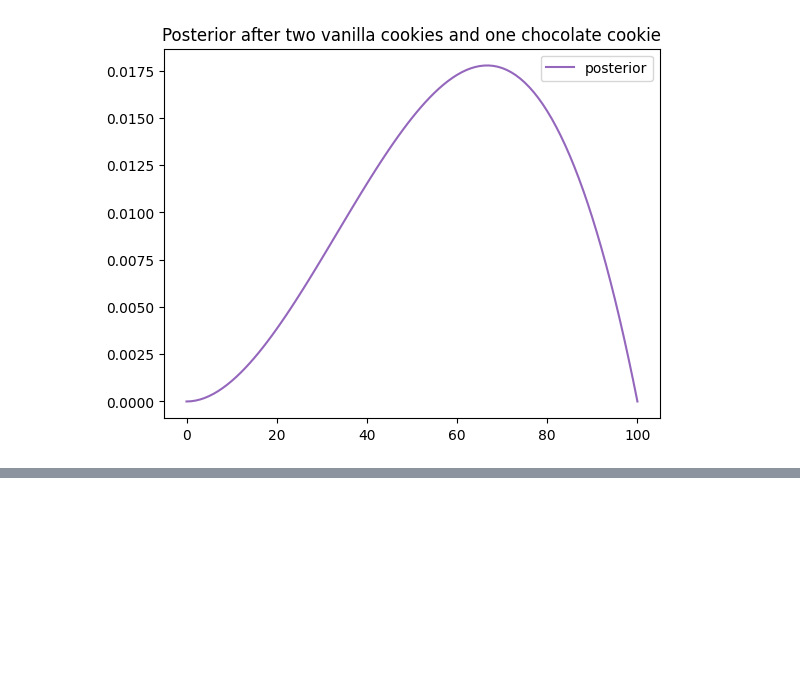
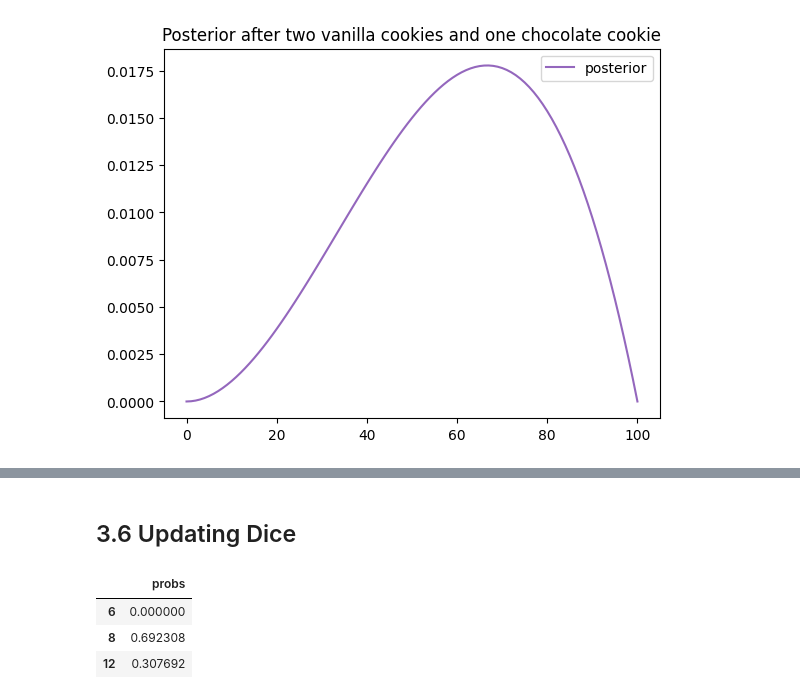
Before and after one commit to Xupeiyi/think-bayes, a Jupyter notebook: chapter3.ipynb, the cells around one changed output, grey strips where cells are left out. Cells and saved outputs as stored; diff of their text form; code cells hidden in the pictures; blank space fills up the shorter version.

```diff
--- a/chapter3.ipynb
+++ b/chapter3.ipynb
@@ -83,0 +102,21 @@ posterior3.plot(label='posterior', color='C4', title='Posterior after two vanill
+# %% [markdown]
+## 3.6 Updating Dice
+# %%
+def update_dice(pmf, data):
+    """Update pmf based on new data."""
+    hypos = pmf.qs
+    likelihood = 1 / hypos
+    impossible = (data > hypos)
+    likelihood[impossible] = 0
+    pmf *= likelihood
+    pmf.normalize()
+
+pmf = prior.copy()
+update_dice(pmf, 1)
+update_dice(pmf, 7)
+pmf
+# %% [output]
+|  | probs |
+| 6 | 0.000000 |
+| 8 | 0.692308 |
+| 12 | 0.307692 |
```
Also changed, not shown: parts of 2 cells of this notebook.
